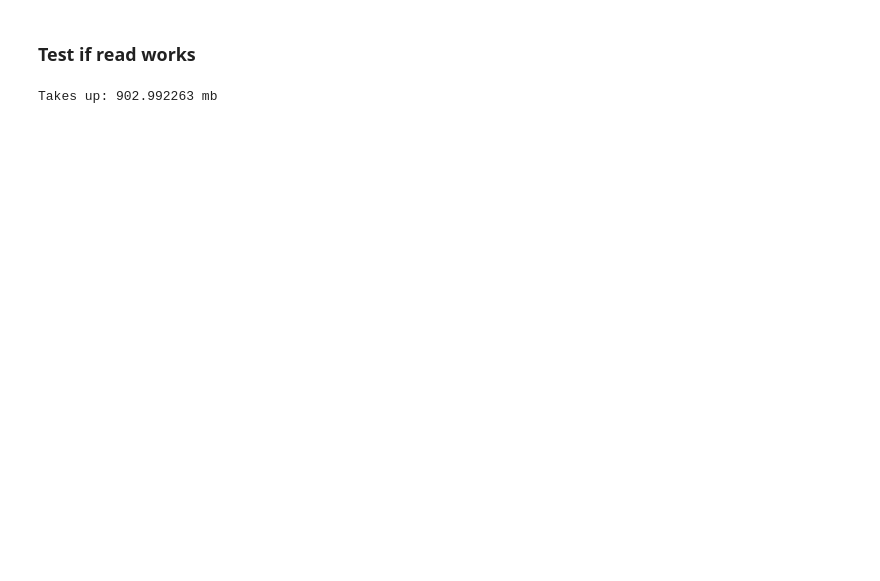
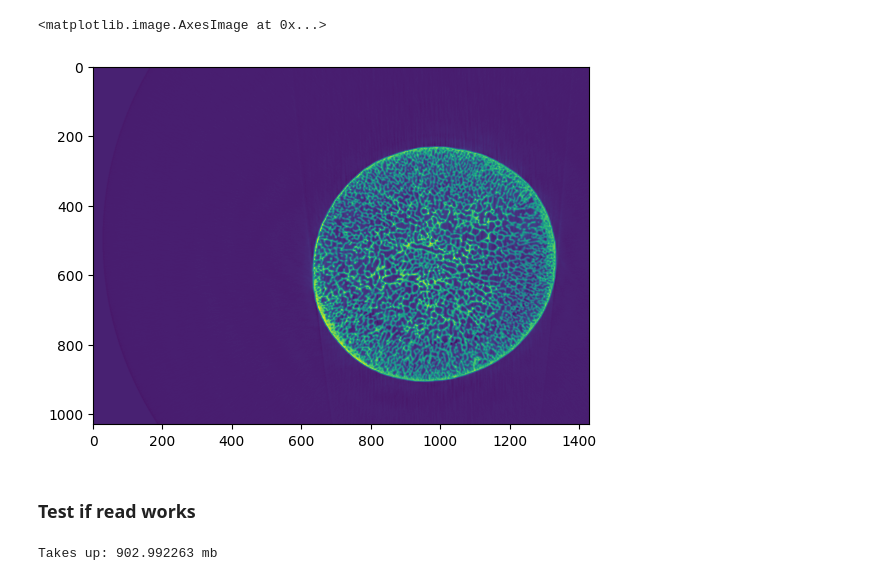
Before and after one commit to SebastianBitsch/SRGAN-ST, a Jupyter notebook: data-exploration/data_wrangling.ipynb, the cells around one changed output. Drawn from its saved outputs; the diff is of its cells as text; code cells hidden in the pictures; blank space fills up the shorter version.

```diff
--- a/data-exploration/data_wrangling.ipynb
+++ b/data-exploration/data_wrangling.ipynb
@@ -39,3 +53,8 @@ if out_size <= image_height and out_size <= image_width:
+# %%
+plt.imshow(image)
+# %% [output]
+<matplotlib.image.AxesImage at 0x...>
+[figure, added]
 # %%
 # Doesnt work
 def combine_tiff(path:str, out:str="output.tif") -> None:
```
Also changed, not shown: parts of 3 cells of this notebook, 4 other files.
